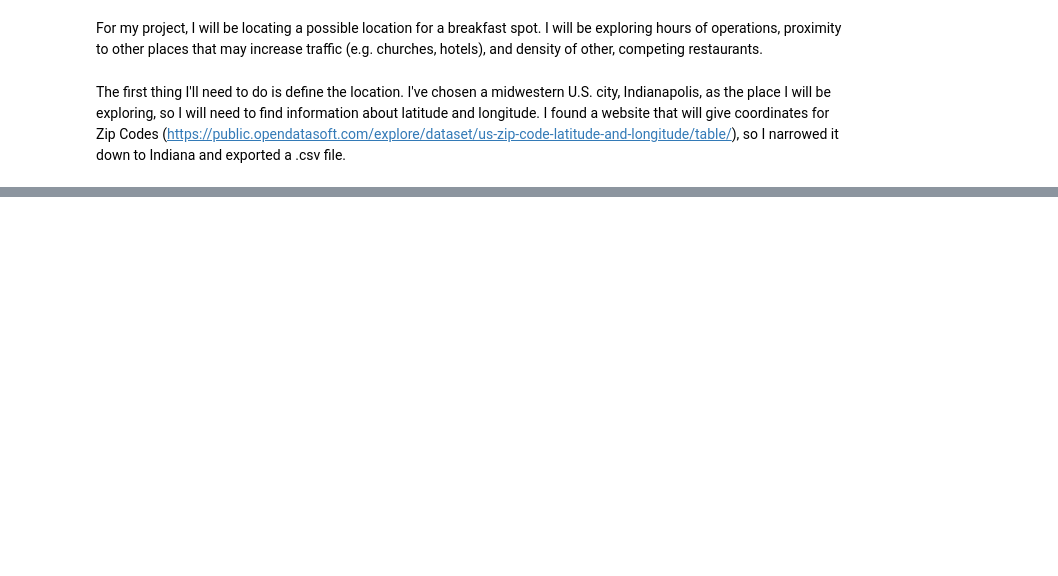
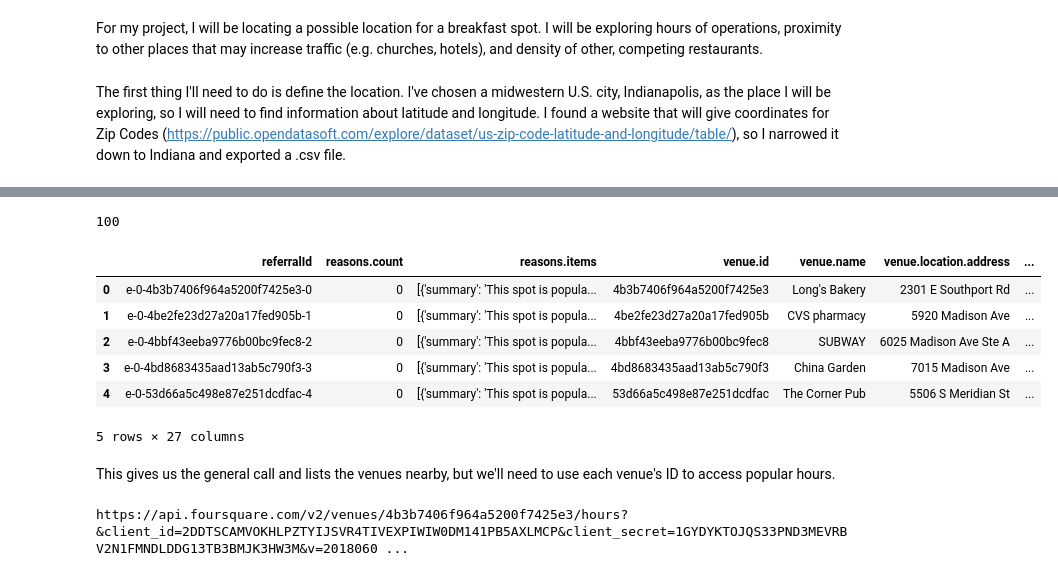
Before and after one commit to drbergDS/Coursera_Capstone, a Jupyter notebook: Capstone_week4_code.ipynb, the cells around one changed output, grey strips where cells are left out. Drawn from its saved outputs; the diff is of its cells as text; code cells hidden in the pictures; blank space fills up the shorter version.

Commit message:
Added map and first foursquare calls for single venue to capstone project

```diff
--- a/Capstone_week4_code.ipynb
+++ b/Capstone_week4_code.ipynb
@@ -34,2 +57,5 @@ inCoord.head()
 # %%
 #FourSquare call
+CLIENT_ID = '2DDTSCAMVOKHLPZTYIJSVR4TIVEXPIWIW0DM141PB5AXLMCP'
+CLIENT_SECRET = '1GYDYKTOJQS33PND3MEVRBV2N1FMNDLDDG13TB3BMJK3HW3M'
+VERSION = '20180605'
@@ -35,0 +64,20 @@ inCoord.head()
+# %%
+zipcode_latitude = inCoord.loc[0, 'Latitude']
+zipcode_longitude = inCoord.loc[0, 'Longitude']
+zipcode_name = inCoord.loc[0, 'Zip']
+
+LIMIT = 50
+radius = 4500 #4500 meters is approx 3 miles
+
+# url for regular call
+url = 'https://api.foursquare.com/v2/venues/explore?&client_id={}&client_secret={}&v={}&ll={},{}&radius={}&limit={}'.format(
+    CLIENT_ID,
+    CLIENT_SECRET,
+    VERSION,
+    zipcode_latitude,
+    zipcode_longitude,
+    radius,
+    LIMIT)
+
+results = requests.get(url).json()
+results
@@ -35,0 +102,27 @@ inCoord.head()
+# %%
+venues = results['response']['groups'][0]['items']
+venues_normal = json_normalize(venues)
+print(venues_normal['venue.id'].count())
+venues_normal.head()
+# %% [output]
+100
+|  | referralId | reasons.count | reasons.items | venue.id | venue.name | venue.location.address | ... |
+| 0 | e-0-4b3b7406f964a5200f7425e3-0 | 0 | [{'summary': 'This spot is popula... | 4b3b7406f964a5200f7425e3 | Long's Bakery | 2301 E Southport Rd | ... |
+| 1 | e-0-4be2fe23d27a20a17fed905b-1 | 0 | [{'summary': 'This spot is popula... | 4be2fe23d27a20a17fed905b | CVS pharmacy | 5920 Madison Ave | ... |
+| 2 | e-0-4bbf43eeba9776b00bc9fec8-2 | 0 | [{'summary': 'This spot is popula... | 4bbf43eeba9776b00bc9fec8 | SUBWAY | 6025 Madison Ave Ste A | ... |
+| 3 | e-0-4bd8683435aad13ab5c790f3-3 | 0 | [{'summary': 'This spot is popula... | 4bd8683435aad13ab5c790f3 | China Garden | 7015 Madison Ave | ... |
+| 4 | e-0-53d66a5c498e87e251dcdfac-4 | 0 | [{'summary': 'This spot is popula... | 53d66a5c498e87e251dcdfac | The Corner Pub | 5506 S Meridian St | ... |
+5 rows × 27 columns
+# %% [markdown]
+This gives us the general call and lists the venues nearby, but we'll need to use each venue's ID to access popular hours.
+# %%
+venueHours_test = venues_normal.loc[0,'venue.id']
+url_premium = 'https://api.foursquare.com/v2/venues/{}/hours?&client_id={}&client_secret={}&v={}'.format(
+    venueHours_test,
+    CLIENT_ID,
+    CLIENT_SECRET,
+    VERSION)
+print(url_premium)
+hours_results = requests.get(url_premium).json()
+# %% [output]
+https://api.foursquare.com/v2/venues/4b3b7406f964a5200f7425e3/hours?&client_id=2DDTSCAMVOKHLPZTYIJSVR4TIVEXPIWIW0DM141PB5AXLMCP&client_secret=1GYDYKTOJQS33PND3MEVRBV2N1FMNDLDDG13TB3BMJK3HW3M&v=2018060 ...
```
Also changed, not shown: parts of 10 cells of this notebook, 1 other file.
